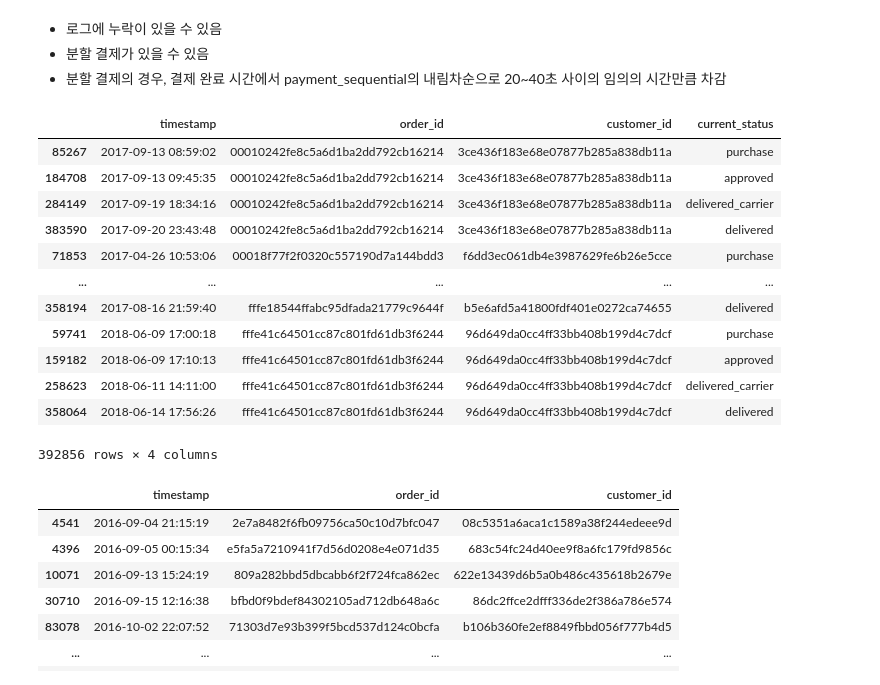
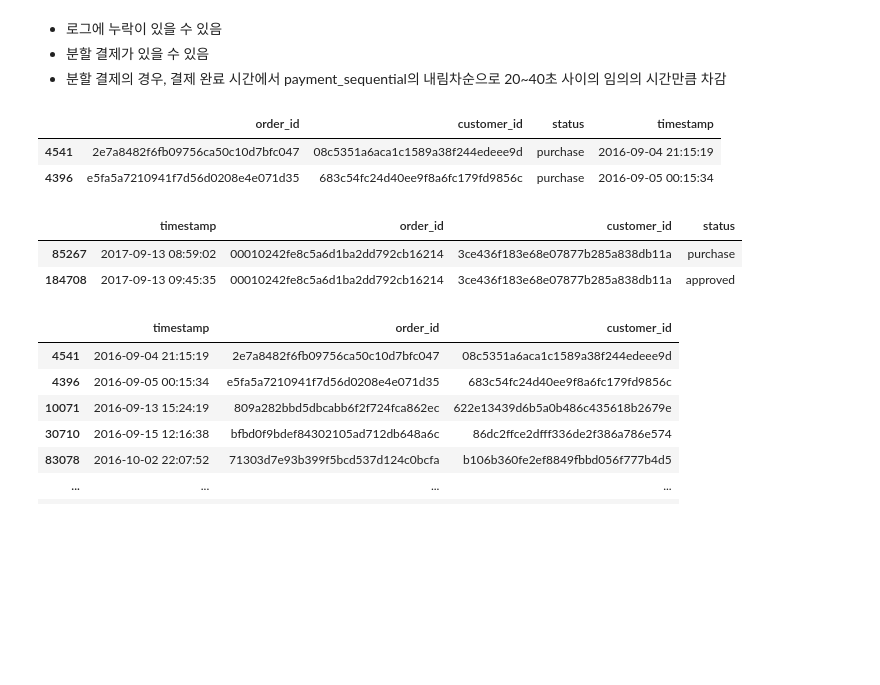
Before and after one commit to jmhwang-dev/e-commerce, a Jupyter notebook: scripts/olist_redefined/stream/payment.ipynb, the cells around one changed output. Saved outputs shown, nothing was run; the diff lists cells and outputs as text; code cells hidden in the pictures; blank space fills up the shorter version.

```diff
--- a/scripts/olist_redefined/stream/payment.ipynb
+++ b/scripts/olist_redefined/stream/payment.ipynb
@@ -32,19 +21,29 @@ melted_orders['current_status'] = melted_orders['current_status'].apply(lambda x
+# %%
+melted_orders = pd.melt(
+    orders,
+    id_vars=['order_id', 'customer_id'],  # 고정할 컬럼
+    value_vars=['order_purchase_timestamp', 'order_approved_at',
+                'order_delivered_carrier_date', 'order_delivered_customer_date',
+                ],  # 변환할 컬럼
+    var_name='status',
+    value_name='timestamp'  # 값이 타임스탬프이므로 'timestamp'로 설정
+).dropna().sort_values('timestamp')
+
+melted_orders.rename(columns={'order_status': "final_status"}, inplace=True)
+melted_orders['status'] = melted_orders['status'].apply(lambda x: "_".join(x.split("_")[1:-1]))
+melted_orders['status'] = melted_orders['status'].apply(lambda x: "delivered" if x == "delivered_customer" else x)
+# %%
+melted_orders.head(2)
+# %% [output]
+|  | order_id | customer_id | status | timestamp |
+| 4541 | 2e7a8482f6fb09756ca50c10d7bfc047 | 08c5351a6aca1c1589a38f244edeee9d | purchase | 2016-09-04 21:15:19 |
+| 4396 | e5fa5a7210941f7d56d0208e4e071d35 | 683c54fc24d40ee9f8a6fc179fd9856c | purchase | 2016-09-05 00:15:34 |
 # %%
-orders_stream = melted_orders[['timestamp', 'order_id', 'customer_id', 'current_status']]
+orders_stream = melted_orders[['timestamp', 'order_id', 'customer_id', 'status']]
 orders_stream = orders_stream.sort_values(['order_id', 'timestamp'])
-orders_stream
+orders_stream.head(2)
 # %% [output]
-|  | timestamp | order_id | customer_id | current_status |
+|  | timestamp | order_id | customer_id | status |
 | 85267 | 2017-09-13 08:59:02 | 00010242fe8c5a6d1ba2dd792cb16214 | 3ce436f183e68e07877b285a838db11a | purchase |
 | 184708 | 2017-09-13 09:45:35 | 00010242fe8c5a6d1ba2dd792cb16214 | 3ce436f183e68e07877b285a838db11a | approved |
-| 284149 | 2017-09-19 18:34:16 | 00010242fe8c5a6d1ba2dd792cb16214 | 3ce436f183e68e07877b285a838db11a | delivered_carrier |
-| 383590 | 2017-09-20 23:43:48 | 00010242fe8c5a6d1ba2dd792cb16214 | 3ce436f183e68e07877b285a838db11a | delivered |
-| 71853 | 2017-04-26 10:53:06 | 00018f77f2f0320c557190d7a144bdd3 | f6dd3ec061db4e3987629fe6b26e5cce | purchase |
-| ... | ... | ... | ... | ... |
-| 358194 | 2017-08-16 21:59:40 | fffe18544ffabc95dfada21779c9644f | b5e6afd5a41800fdf401e0272ca74655 | delivered |
-| 59741 | 2018-06-09 17:00:18 | fffe41c64501cc87c801fd61db3f6244 | 96d649da0cc4ff33bb408b199d4c7dcf | purchase |
-| 159182 | 2018-06-09 17:10:13 | fffe41c64501cc87c801fd61db3f6244 | 96d649da0cc4ff33bb408b199d4c7dcf | approved |
-| 258623 | 2018-06-11 14:11:00 | fffe41c64501cc87c801fd61db3f6244 | 96d649da0cc4ff33bb408b199d4c7dcf | delivered_carrier |
-| 358064 | 2018-06-14 17:56:26 | fffe41c64501cc87c801fd61db3f6244 | 96d649da0cc4ff33bb408b199d4c7dcf | delivered |
-392856 rows × 4 columns
 # %%
```
Also changed, not shown: parts of 8 cells of this notebook, 15 other files.
